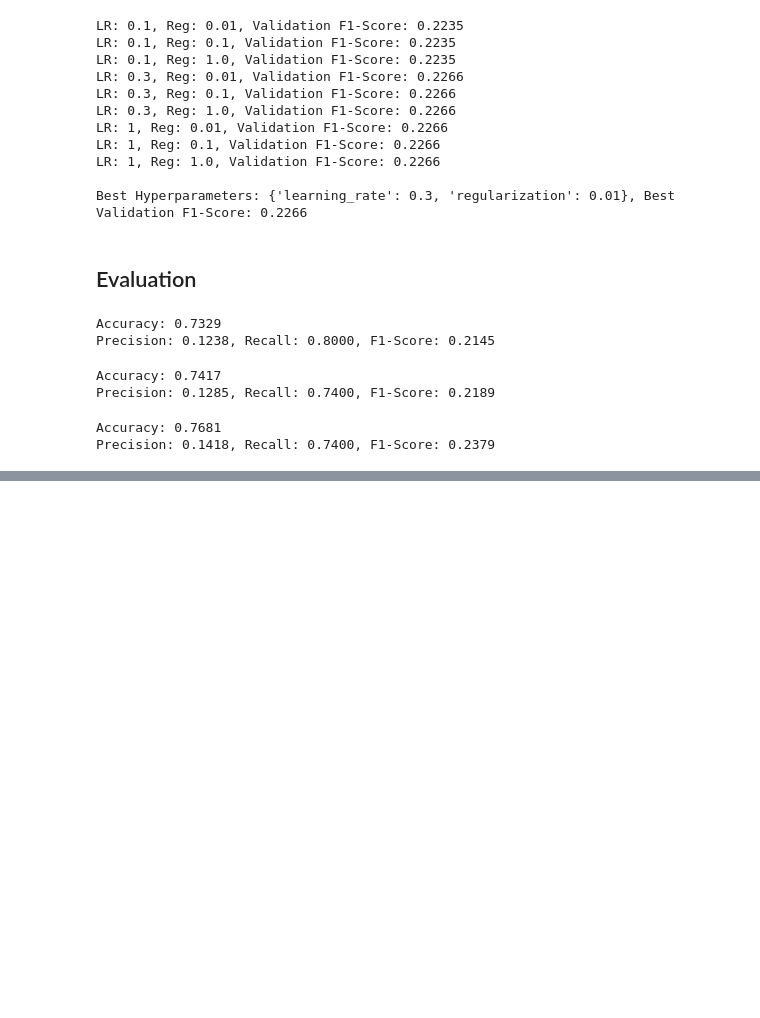
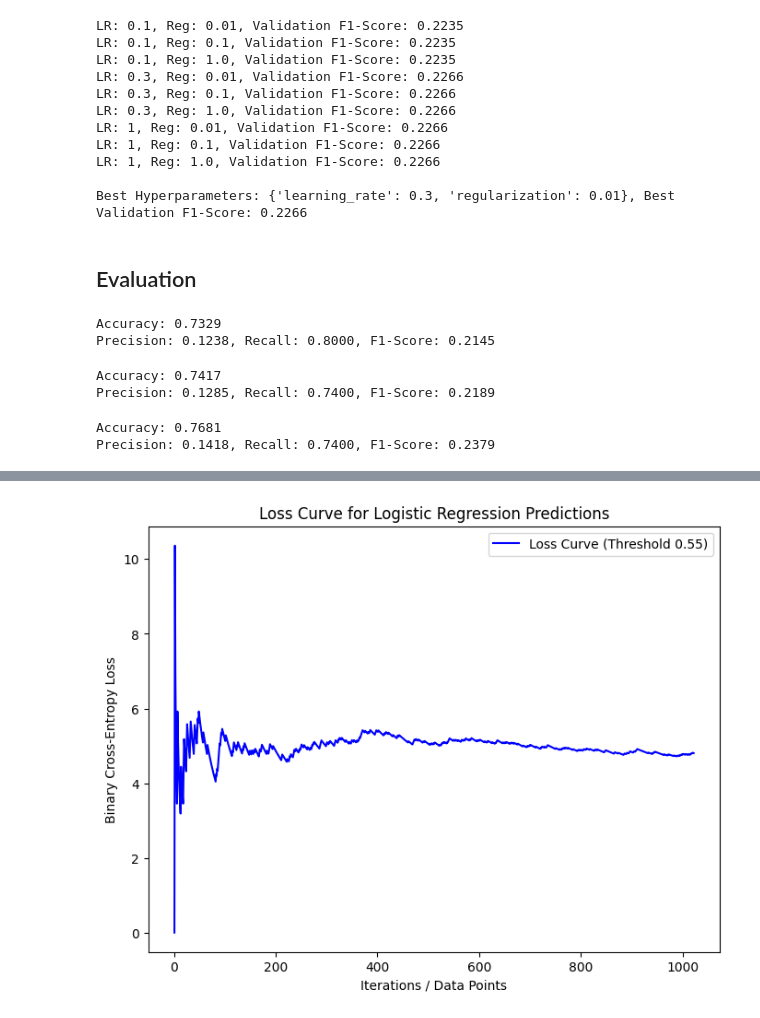
Before and after one commit to Modawood2023/lr_implementation, a Jupyter notebook: notebooks/AT2_implementation.ipynb, the cells around one changed output, grey strips where cells are left out. Cells and saved outputs as stored; diff of their text form; code cells hidden in the pictures; blank space fills up the shorter version.

Commit message:
Refactor logistic regression implementation for improved performance

```diff
--- a/notebooks/AT2_implementation.ipynb
+++ b/notebooks/AT2_implementation.ipynb
@@ -475,0 +521,28 @@ loss_curve(best_model)
+# %%
+# Track loss values over iterations (simulate iterative updates)
+losses = []
+
+# Loop through probabilities and simulate incremental prediction updates
+for i in range(1, len(y_test_prob) + 1):
+    # Adjust predictions with the threshold
+    y_pred_adjusted = [1 if prob >= threshold else 0 for prob in y_test_prob[:i]]
+
+    # Compute binary cross-entropy loss for the adjusted predictions
+    loss = -(1 / i) * np.sum(
+        y_test[:i] * np.log(np.array(y_pred_adjusted) + 1e-9) +
+        (1 - y_test[:i]) * np.log(1 - np.array(y_pred_adjusted) + 1e-9)
+    )
+
+    # Store the loss value
+    losses.append(loss)
+
+# Plot the loss curve
+plt.figure(figsize=(8, 6))
+plt.plot(range(1, len(losses) + 1), losses, color='b', label=f'Loss Curve (Threshold {threshold})')
+plt.xlabel('Iterations / Data Points')
+plt.ylabel('Binary Cross-Entropy Loss')
+plt.title('Loss Curve for Logistic Regression Predictions')
+plt.legend()
+plt.show()
+# %% [output]
+[figure, added]
```
Also changed, not shown: parts of 5 cells of this notebook.
